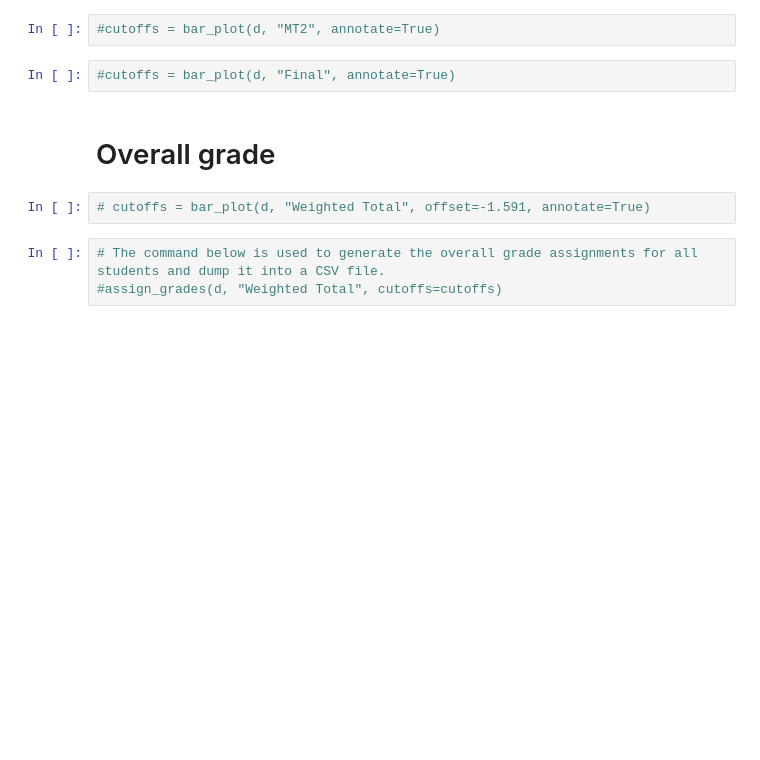
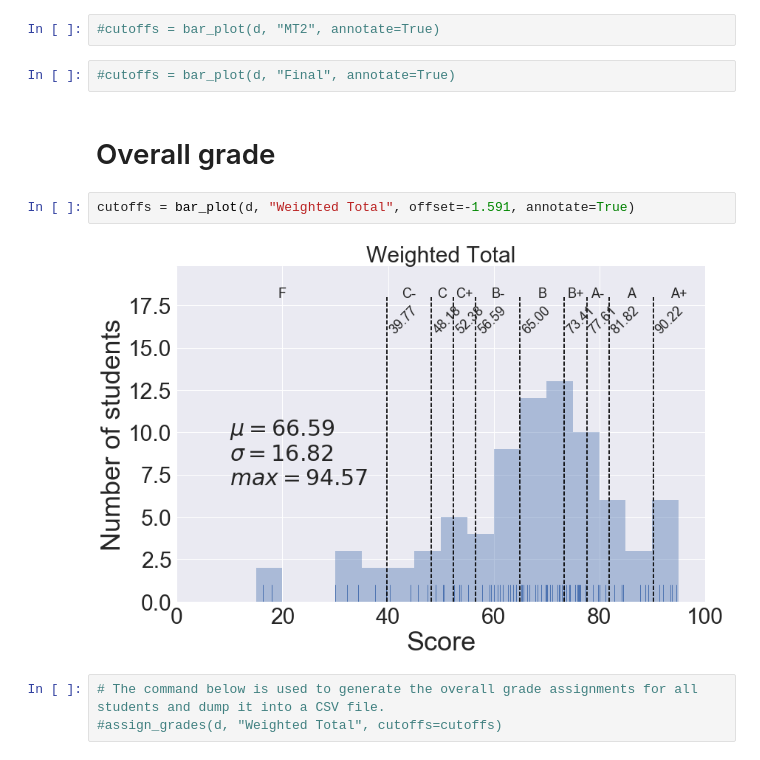
Before and after one commit to materialsvirtuallab/nano106, a Jupyter notebook: grades/Spring2017/Grade Stats.ipynb, the cells around one changed output. Cells and saved outputs as stored; diff of their text form; blank space fills up the shorter version.

```diff
--- a/grades/Spring2017/Grade Stats.ipynb
+++ b/grades/Spring2017/Grade Stats.ipynb
@@ -170,7 +172,9 @@ cutoffs = bar_plot(d, "PS1", annotate=False)
 # %% [markdown]
 # Overall grade
 # %%
-# cutoffs = bar_plot(d, "Weighted Total", offset=-1.591, annotate=True)
+cutoffs = bar_plot(d, "Weighted Total", offset=-1.591, annotate=True)
+# %% [output]
+[figure, added]
 # %%
 # The command below is used to generate the overall grade assignments for all students and dump it into a CSV file.
 #assign_grades(d, "Weighted Total", cutoffs=cutoffs)
```
Also changed, not shown: parts of 3 cells of this notebook.
